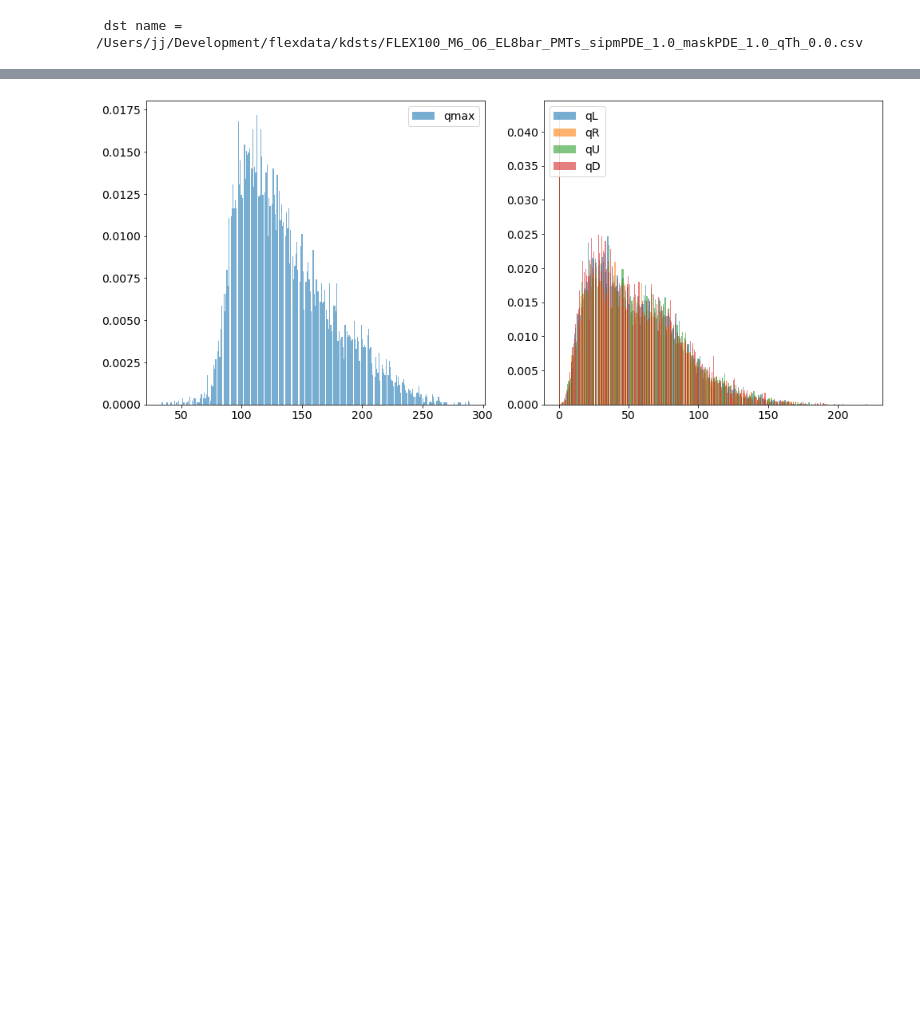
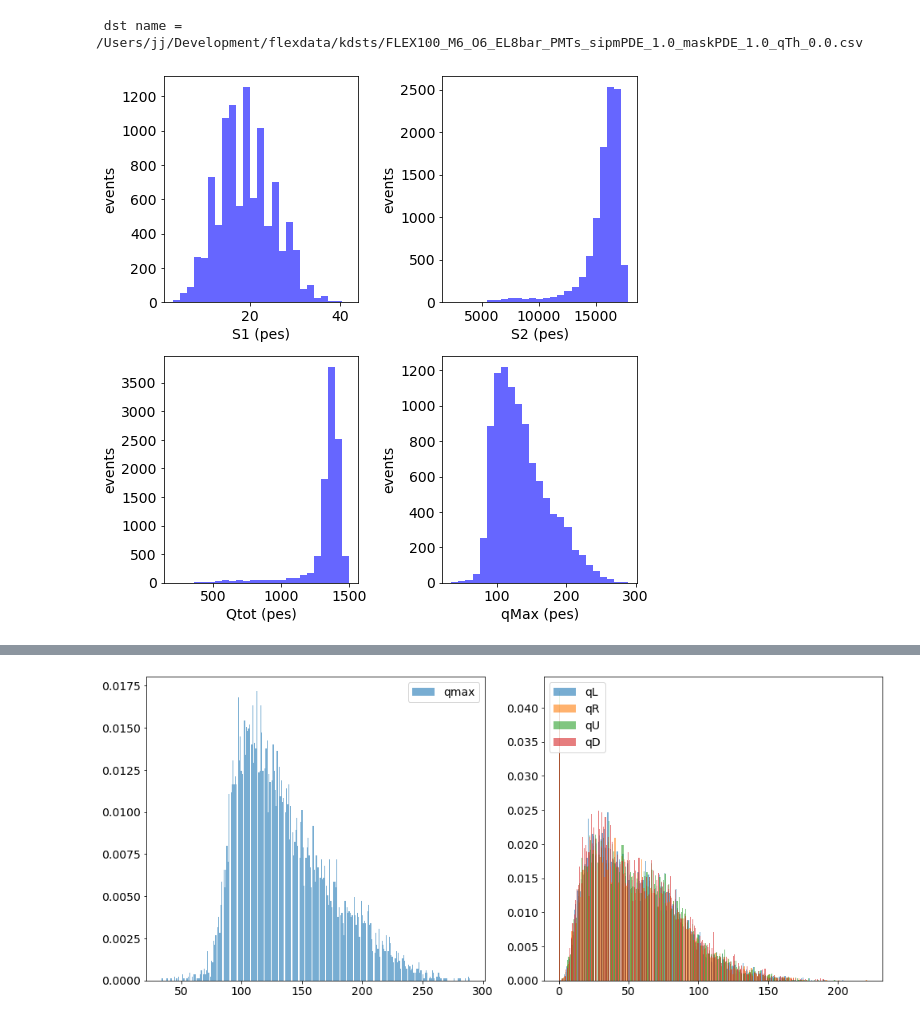
Before and after one commit to jjgomezcadenas/NextFlex, a Jupyter notebook: NB/kr_dst_pmts.ipynb, the cells around one changed output, grey strips where cells are left out. Cells and saved outputs as stored; diff of their text form; code cells hidden in the pictures; blank space fills up the shorter version.

```diff
--- a/NB/kr_dst_pmts.ipynb
+++ b/NB/kr_dst_pmts.ipynb
@@ -391,3 +391,17 @@ print(f" dst name = {ofile}")
  dst name = /Users/jj/Development/flexdata/kdsts/FLEX100_M6_O6_EL8bar_PMTs_sipmPDE_1.0_maskPDE_1.0_qTh_0.0.csv
 # %%
 krdst7 = pd.read_csv(ofile)
+# %%
+histos_df(krdst7,
+          vars    = ('S1e','S2e','Qtot','qMax'),
+          varmins = [0,0,0, 0],
+          varmaxs = [50,20000,1500,300],
+          xlabels = ['S1 (pes)','S2 (pes)','Qtot (pes)','qMax (pes)'],
+          ylabels = 4 * ['events'],
+          bins    = 4 * [25],
+          alphas  = 4 * [0.6],
+          colors  = 4 * ['b'],
+          splt    = (2,2),
+          figsize = (8,8))
+# %% [output]
+[figure, added]
```
Also changed, not shown: parts of 3 cells of this notebook.
